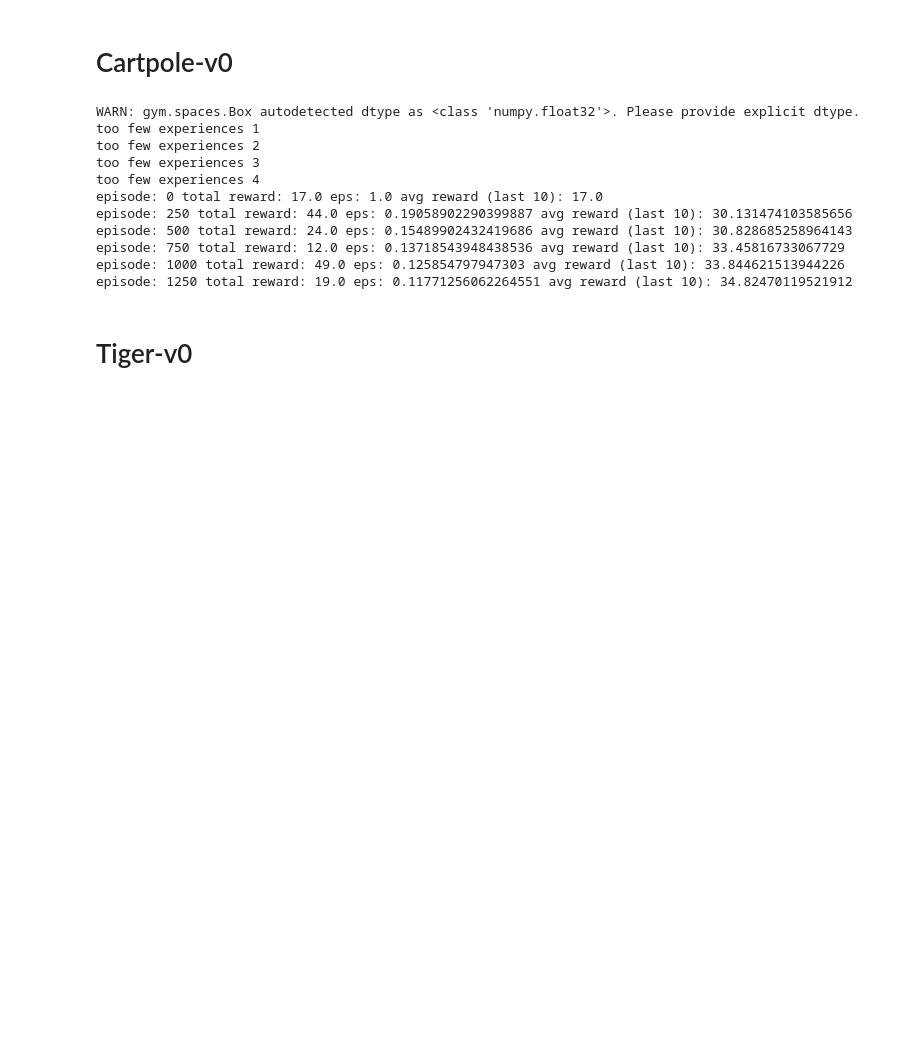
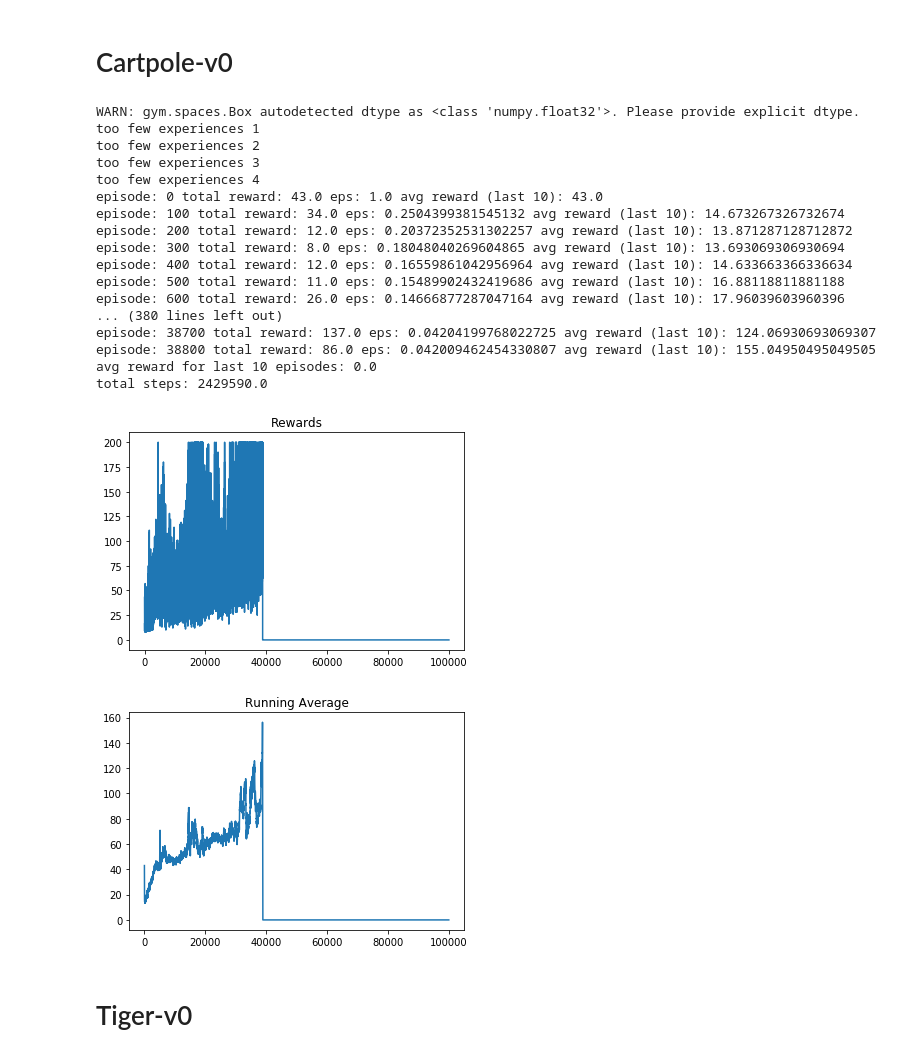
Before and after one commit to jackblandin/research, a Jupyter notebook: experiments/qlearning/dqn/dqn_seq_obs/dqn-obs-seq.ipynb, the cells around one changed output. Cells and saved outputs as stored; diff of their text form; code cells hidden in the pictures; blank space fills up the shorter version.

```diff
--- a/experiments/qlearning/dqn/dqn_seq_obs/dqn-obs-seq.ipynb
+++ b/experiments/qlearning/dqn/dqn_seq_obs/dqn-obs-seq.ipynb
@@ -150,52 +150,60 @@ start_obs = env.reset()
 obs_seq_len = 2
 D = obs_seq_len * len(env.observation_space.sample())
 K = env.action_space.n
-hidden_layer_sizes = [2000, 10]
+hidden_layer_sizes = [3000, 25]
 hidden_layer_opts = {'hidden_layer_sizes': hidden_layer_sizes,
                      'Z': ReLU(),
                      'learning_rate': 1e-5,
                      'mu': .4}
 model = NumpySeqDQN(env, D, K, hidden_layer_opts, gamma, obs_seq_len, start_obs)
 
-N = 2500
-totalrewards = np.zeros(N)
+N = int(1e5)
+totalrewards = np.zeros(N
 
-window = int(N/10)
+window = int(N/1000)
 for n in range(N):
     eps = 1.0/(n+1)**.3
     totalreward = play_one(env, model, eps, gamma, copy_period,
                            store_seq_counts=False)
     totalrewards[n] = totalreward
     if n % window == 0:
         ravg = running_avg(totalrewards, n, window)
         print('episode:', n,
               'total reward:', totalreward,
               'eps:', eps,
               'avg reward (last 10):', ravg)
         if ravg > 150:
             break
 
 
 print('avg reward for last 10 episodes:', totalrewards[-10:].mean())
 print('total steps:', totalrewards.sum())
 
 plt.plot(totalrewards)
 plt.title("Rewards")
 plt.show()
 
 plot_running_avg(totalrewards, window)
 # %% [output]
 WARN: gym.spaces.Box autodetected dtype as <class 'numpy.float32'>. Please provide explicit dtype.
 too few experiences 1
 too few experiences 2
 too few experiences 3
 too few experiences 4
-episode: 0 total reward: 17.0 eps: 1.0 avg reward (last 10): 17.0
-episode: 250 total reward: 44.0 eps: 0.19058902290399887 avg reward (last 10): 30.131474103585656
-episode: 500 total reward: 24.0 eps: 0.15489902432419686 avg reward (last 10): 30.828685258964143
-episode: 750 total reward: 12.0 eps: 0.13718543948438536 avg reward (last 10): 33.45816733067729
-episode: 1000 total reward: 49.0 eps: 0.125854797947303 avg reward (last 10): 33.844621513944226
-episode: 1250 total reward: 19.0 eps: 0.11771256062264551 avg reward (last 10): 34.82470119521912
+episode: 0 total reward: 43.0 eps: 1.0 avg reward (last 10): 43.0
+episode: 100 total reward: 34.0 eps: 0.2504399381545132 avg reward (last 10): 14.673267326732674
+episode: 200 total reward: 12.0 eps: 0.20372352531302257 avg reward (last 10): 13.871287128712872
+episode: 300 total reward: 8.0 eps: 0.18048040269604865 avg reward (last 10): 13.693069306930694
+episode: 400 total reward: 12.0 eps: 0.16559861042956964 avg reward (last 10): 14.633663366336634
+episode: 500 total reward: 11.0 eps: 0.15489902432419686 avg reward (last 10): 16.88118811881188
+episode: 600 total reward: 26.0 eps: 0.14666877287047164 avg reward (last 10): 17.96039603960396
+... (380 lines left out)
+episode: 38700 total reward: 137.0 eps: 0.04204199768022725 avg reward (last 10): 124.06930693069307
+episode: 38800 total reward: 86.0 eps: 0.042009462454330807 avg reward (last 10): 155.04950495049505
+avg reward for last 10 episodes: 0.0
+total steps: 2429590.0
+[figure, added]
+[figure, added]
 # %% [markdown]
 # Tiger-v0
 # %%
```
